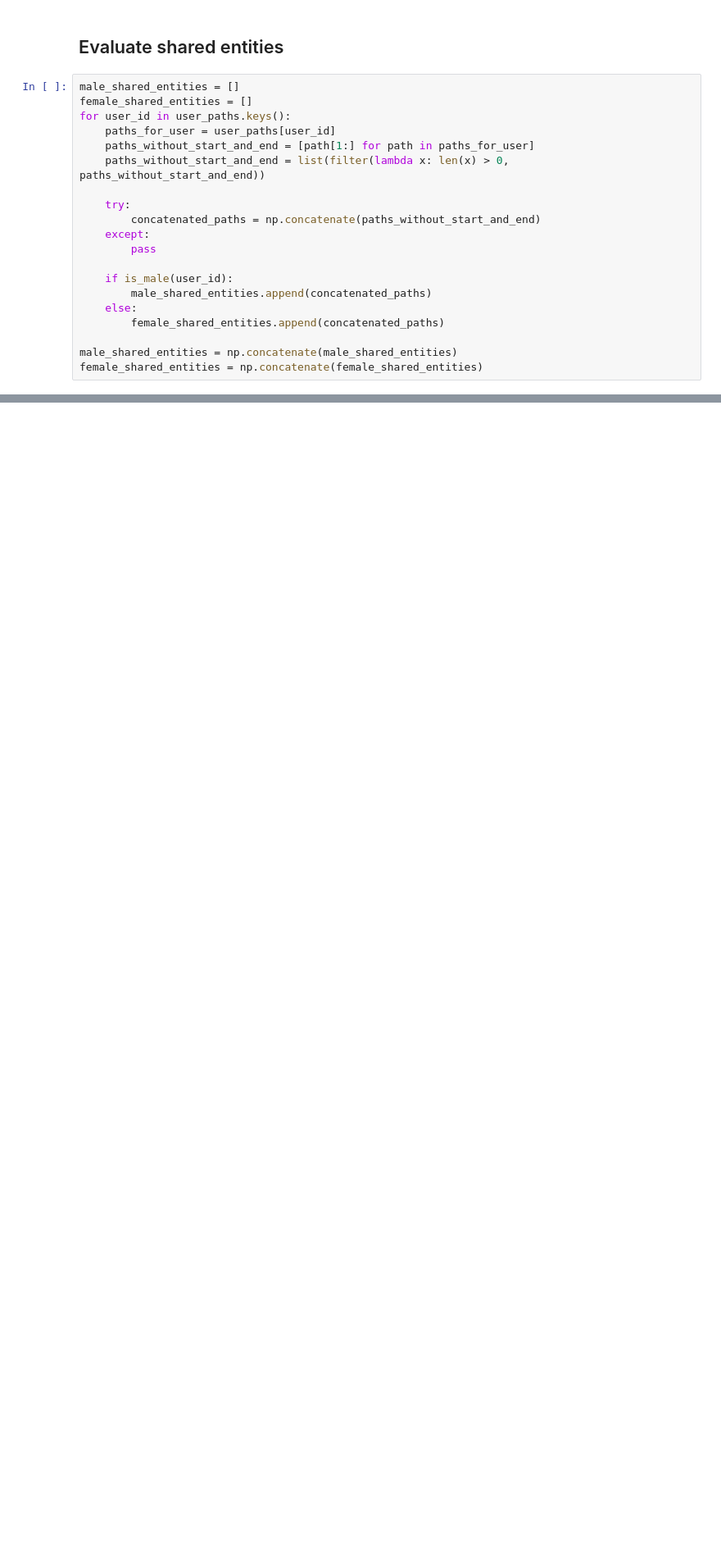
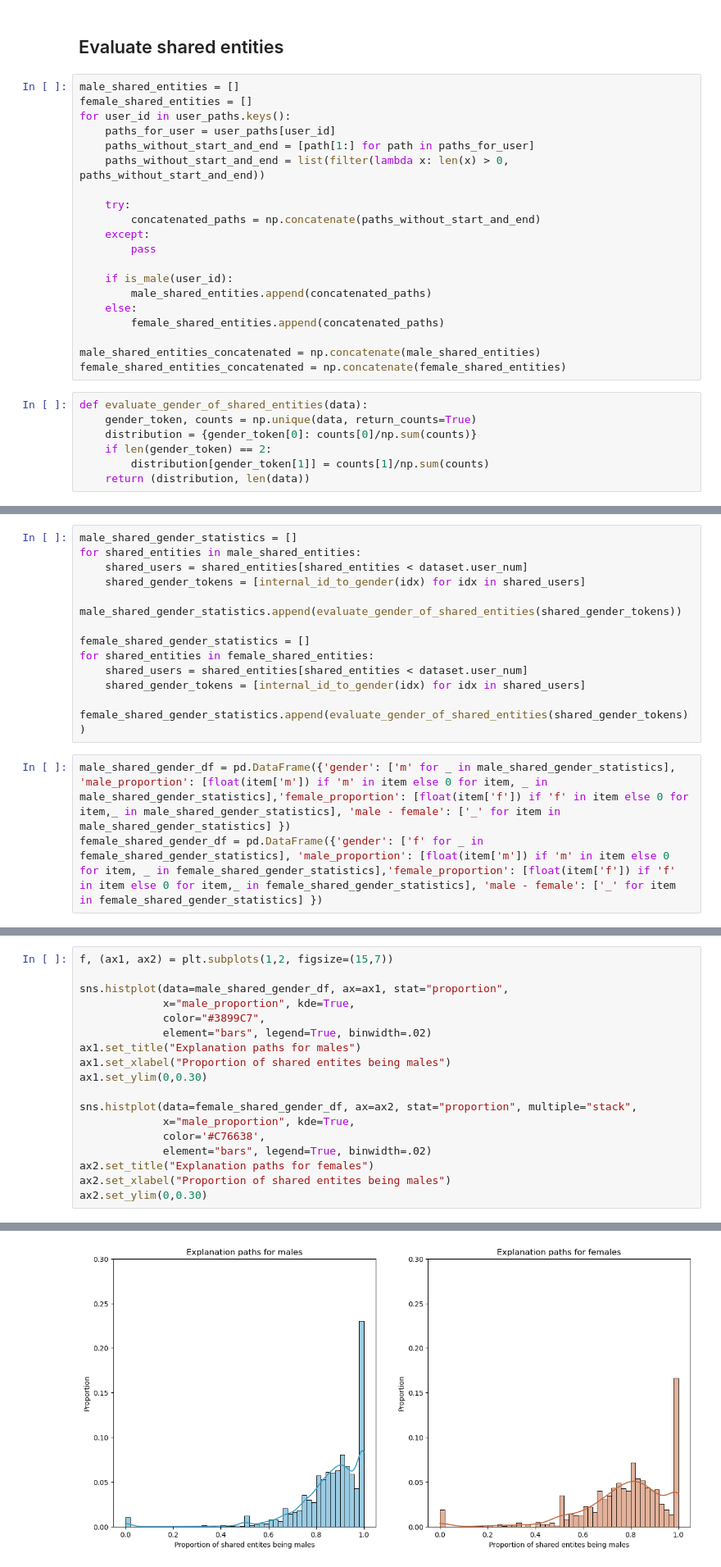
Before and after one commit to jonasfallmann/practical-work, a Jupyter notebook: PracticalWork.ipynb, the cells around one changed output, grey strips where cells are left out. Shown at 82% size. Drawn from its saved outputs; the diff is of its cells as text; blank space fills up the shorter version.

```diff
--- a/PracticalWork.ipynb
+++ b/PracticalWork.ipynb
@@ -434,5 +445,12 @@ for user_id in user_paths.keys():
     else:
         female_shared_entities.append(concatenated_paths)
 
-male_shared_entities = np.concatenate(male_shared_entities)
-female_shared_entities = np.concatenate(female_shared_entities)
+male_shared_entities_concatenated = np.concatenate(male_shared_entities)
+female_shared_entities_concatenated = np.concatenate(female_shared_entities)
+# %%
+def evaluate_gender_of_shared_entities(data):
+    gender_token, counts = np.unique(data, return_counts=True)
+    distribution = {gender_token[0]: counts[0]/np.sum(counts)}
+    if len(gender_token) == 2:
+        distribution[gender_token[1]] = counts[1]/np.sum(counts)
+    return (distribution, len(data))
@@ -438,0 +459,15 @@ female_shared_entities = np.concatenate(female_shared_entities)
+# %%
+male_shared_gender_statistics = []
+for shared_entities in male_shared_entities:
+    shared_users = shared_entities[shared_entities < dataset.user_num]
+    shared_gender_tokens = [internal_id_to_gender(idx) for idx in shared_users]
+    male_shared_gender_statistics.append(evaluate_gender_of_shared_entities(shared_gender_tokens))
+
+female_shared_gender_statistics = []
+for shared_entities in female_shared_entities:
+    shared_users = shared_entities[shared_entities < dataset.user_num]
+    shared_gender_tokens = [internal_id_to_gender(idx) for idx in shared_users]
+    female_shared_gender_statistics.append(evaluate_gender_of_shared_entities(shared_gender_tokens))
+# %%
+male_shared_gender_df = pd.DataFrame({'gender': ['m' for _ in male_shared_gender_statistics], 'male_proportion': [float(item['m']) if 'm' in item else 0 for item, _ in male_shared_gender_statistics],'female_proportion': [float(item['f']) if 'f' in item else 0 for item,_ in male_shared_gender_statistics], 'male - female': ['_' for item in male_shared_gender_statistics] })
+female_shared_gender_df = pd.DataFrame({'gender': ['f' for _ in female_shared_gender_statistics], 'male_proportion': [float(item['m']) if 'm' in item else 0 for item, _ in female_shared_gender_statistics],'female_proportion': [float(item['f']) if 'f' in item else 0 for item,_ in female_shared_gender_statistics], 'male - female': ['_' for item in female_shared_gender_statistics] })
@@ -438,0 +486,19 @@ female_shared_entities = np.concatenate(female_shared_entities)
+# %%
+f, (ax1, ax2) = plt.subplots(1,2, figsize=(15,7))
+
+sns.histplot(data=male_shared_gender_df, ax=ax1, stat="proportion",
+             x="male_proportion", kde=True,
+             color="#3899C7",
+             element="bars", legend=True, binwidth=.02)
+ax1.set_title("Explanation paths for males")
+ax1.set_xlabel("Proportion of shared entites being males")
+ax1.set_ylim(0,0.30)
+
+sns.histplot(data=female_shared_gender_df, ax=ax2, stat="proportion", multiple="stack",
+             x="male_proportion", kde=True,
+             color='#C76638',
+             element="bars", legend=True, binwidth=.02)
+ax2.set_title("Explanation paths for females")
+ax2.set_xlabel("Proportion of shared entites being males")
+ax2.set_ylim(0,0.30)
+# %% [output]
@@ -438,0 +506 @@ female_shared_entities = np.concatenate(female_shared_entities)
+[figure, added]
```
Also changed, not shown: parts of 32 cells of this notebook, 6 other files.
